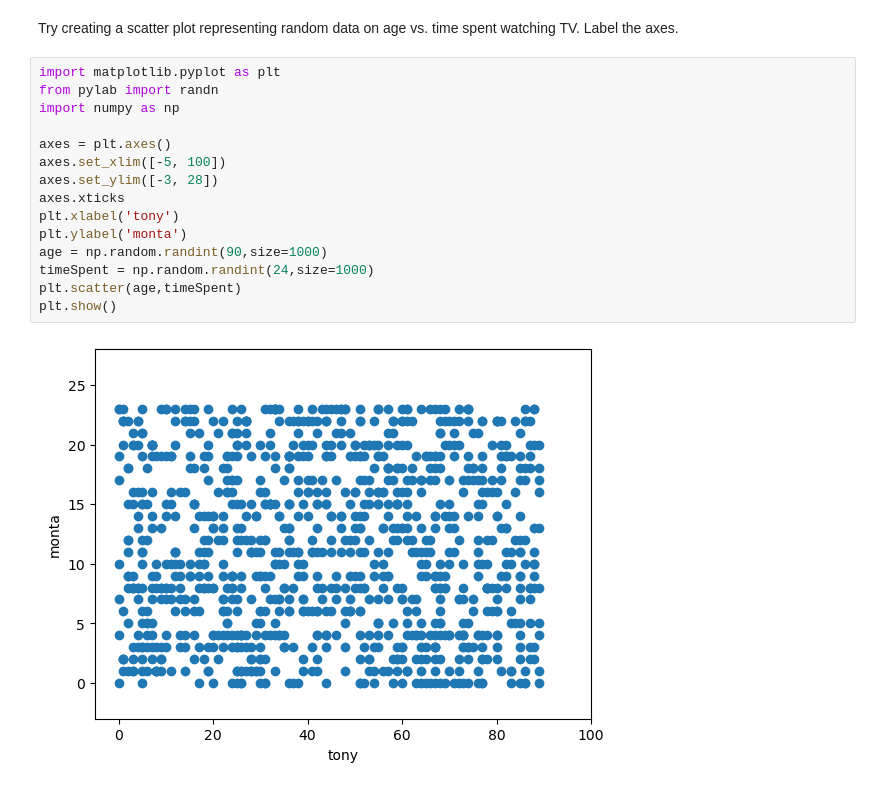
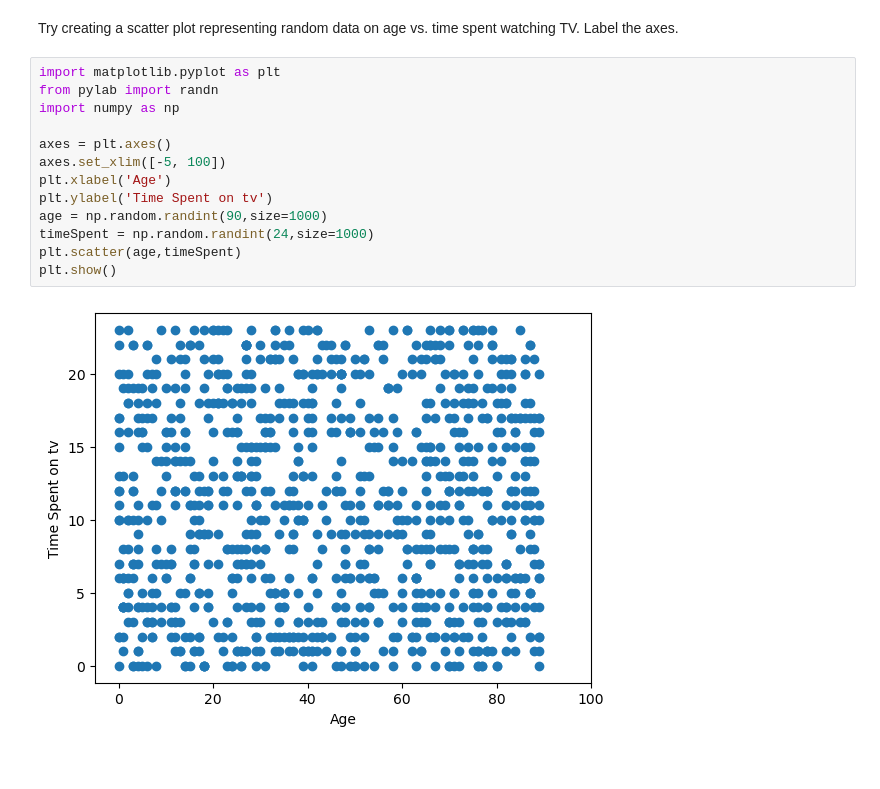
Before and after one commit to Vozikis/machine-learning, a Jupyter notebook: MLCourse/MatPlotLib.ipynb, the cells around one changed output. Saved outputs shown, nothing was run; the diff lists cells and outputs as text.

Commit message:
scatter time spent vs age example

```diff
--- a/MLCourse/MatPlotLib.ipynb
+++ b/MLCourse/MatPlotLib.ipynb
@@ -187,17 +187,15 @@ Try creating a scatter plot representing random data on age vs. time spent watch
 # %%
 import matplotlib.pyplot as plt
 from pylab import randn
 import numpy as np
 
 axes = plt.axes()
 axes.set_xlim([-5, 100])
-axes.set_ylim([-3, 28])
-axes.xticks
-plt.xlabel('tony')
-plt.ylabel('monta')
+plt.xlabel('Age')
+plt.ylabel('Time Spent on tv')
 age = np.random.randint(90,size=1000)
 timeSpent = np.random.randint(24,size=1000)
 plt.scatter(age,timeSpent)
 plt.show()
 # %% [output]
-[figure, old version]
+[figure, new version]
```
